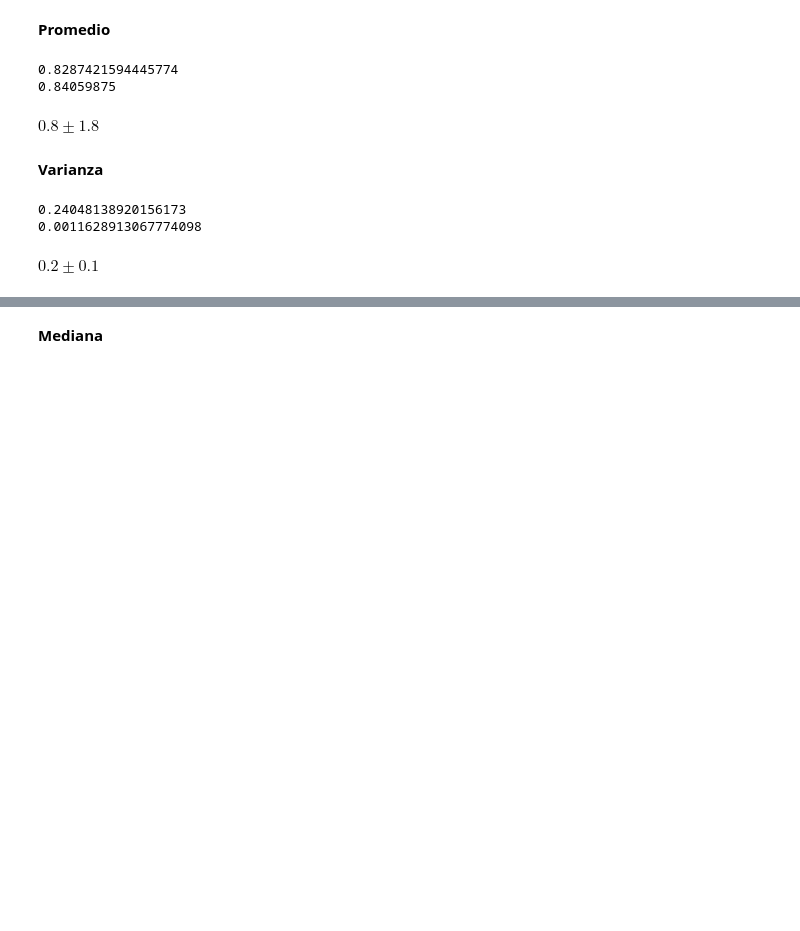
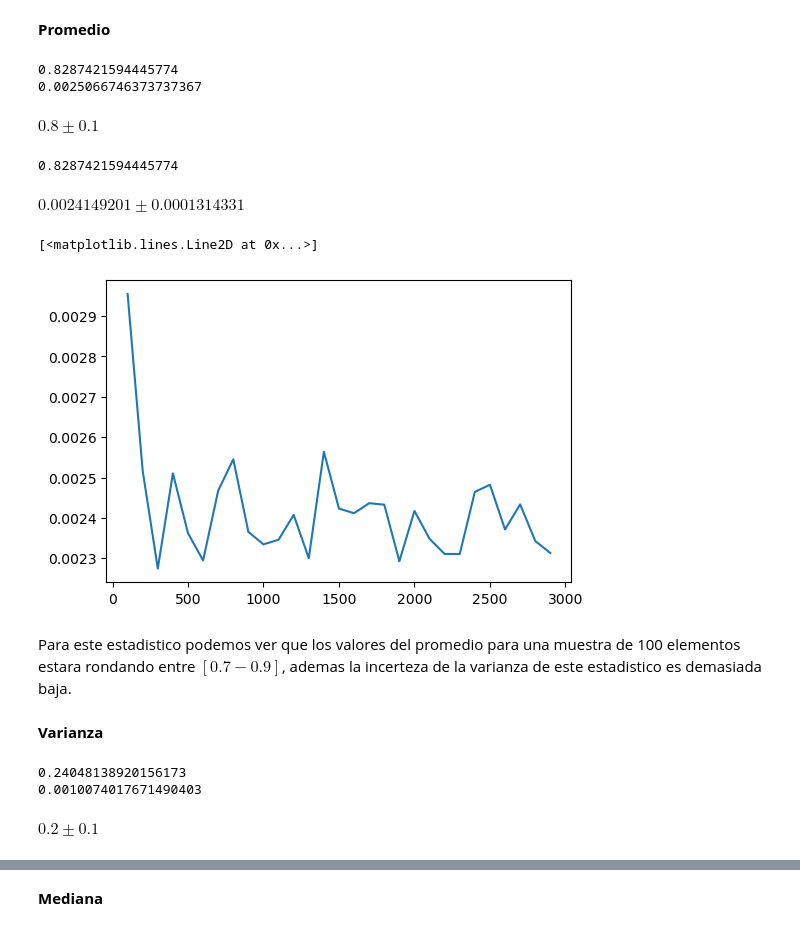
Before and after one commit to Spun1/INFO-274, a Jupyter notebook: PROYECTO/ProyectoUnidad1.ipynb, the cells around one changed output, grey strips where cells are left out. Drawn from its saved outputs; the diff is of its cells as text; code cells hidden in the pictures; blank space fills up the shorter version.

```diff
--- a/PROYECTO/ProyectoUnidad1.ipynb
+++ b/PROYECTO/ProyectoUnidad1.ipynb
@@ -652,38 +652,66 @@ p-value > 0.05 no podemos rechazar la hipótesis. Además se puede ver en el his
 # %% [markdown]
 **Promedio**
 # %%
+n=100
 m = statistics.mean(datos)
-print(m)
+print (m)
 b=100
 mm = 0
 mn =[]
 for i in range(b):
-    dat = np.random.choice(list(datos),size=20,replace=True)
+    dat = np.random.choice(list(datos),size=n,replace=True)
     mn.append(statistics.mean(dat))
-promedio = statistics.mean(mn)
-print(promedio)
-rango = 1.96*math.sqrt(promedio)
-display(Math('%0.1f \pm %0.1f' % (m, rango)))
+
+var = statistics.variance(mn)
+print(var)
+rango = 1.96*math.sqrt(var)
+display(Math('%0.1f \pm %0.1f' % (m, rango )))
 # %% [output]
 0.8287421594445774
-0.84059875
+0.0025066746373737367
-$\displaystyle 0.8 \pm 1.8$
+$\displaystyle 0.8 \pm 0.1$
+# %%
+n=100
+m = statistics.mean(datos)
+print (m)
+var = []
+for b in range(100,3000,100):
+    mm = 0
+    mn =[]
+    for i in range(b):
+        dat = np.random.choice(list(datos),size=n,replace=True)
+        mn.append(statistics.mean(dat))
+
+    var.append(statistics.variance(mn))
+p= statistics.mean(var)
+rango = statistics.stdev(var)
+display(Math('%0.10f \pm %0.10f' % (p, rango )))
+plt.plot(range(100,3000,100),var)
+# %% [output]
+0.8287421594445774
+$\displaystyle 0.0024149201 \pm 0.0001314331$
+[<matplotlib.lines.Line2D at 0x...>]
+[figure, added]
+# %% [markdown]
+Para este estadistico podemos ver que los valores del promedio para una muestra de 100 elementos estara rondando entre $[0.7-0.9]$, ademas la incerteza de la varianza de este estadistico es demasiada baja.
 # %% [markdown]
 **Varianza**
 # %%
+n=100
 m = statistics.variance(datos)
-print(m)
+print (m)
 b=100
 mm = 0
 mn =[]
 for i in range(b):
-    dat = np.random.choice(list(datos),size=100,replace=True)
+    dat = np.random.choice(list(datos),size=n,replace=True)
     mn.append(statistics.variance(dat))
+
 var = statistics.variance(mn)
 print(var)
 rango = 1.96*math.sqrt(var)
-display(Math('%0.1f \pm %0.1f' % (m, rango)))
+display(Math('%0.1f \pm %0.1f' % (m, rango )))
 # %% [output]
 0.24048138920156173
-0.0011628913067774098
+0.0010074017671490403
 $\displaystyle 0.2 \pm 0.1$
```
Also changed, not shown: parts of 10 cells of this notebook.
